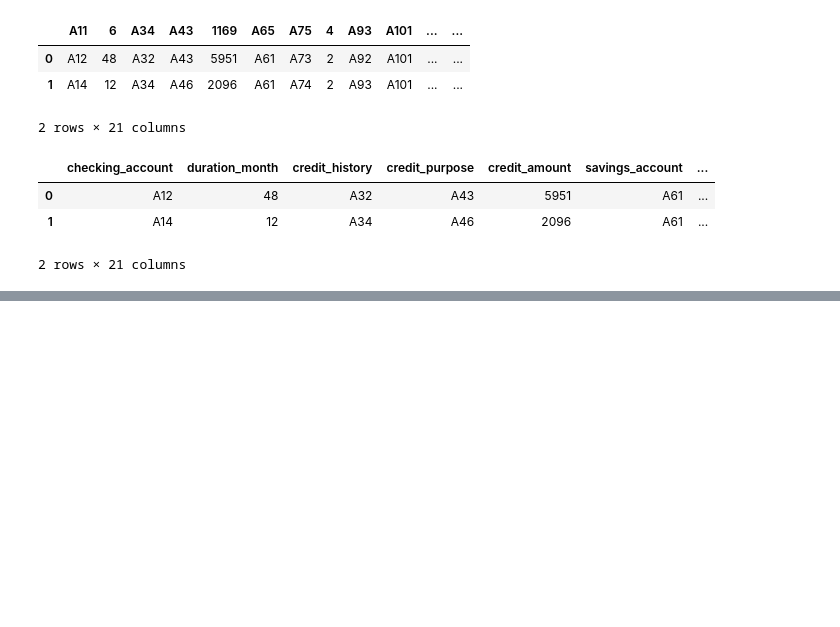
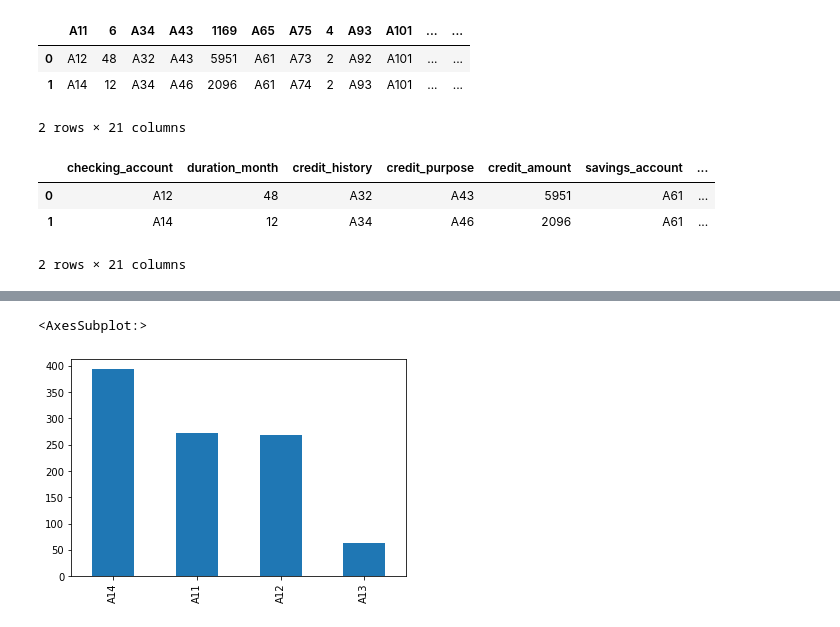
Before and after one commit to lopez-Luis89/Credit, a Jupyter notebook: Team Project AAI 501.ipynb, the cells around one changed output, grey strips where cells are left out. Saved outputs shown, nothing was run; the diff lists cells and outputs as text; code cells hidden in the pictures; blank space fills up the shorter version.

```diff
--- a/Team Project AAI 501.ipynb
+++ b/Team Project AAI 501.ipynb
@@ -24,0 +45,5 @@ df.head(2)
+# %%
+df['checking_account'].value_counts().plot(kind='bar')
+# %% [output]
+<AxesSubplot:>
+[figure, added]
```
Also changed, not shown: parts of 5 cells of this notebook.
